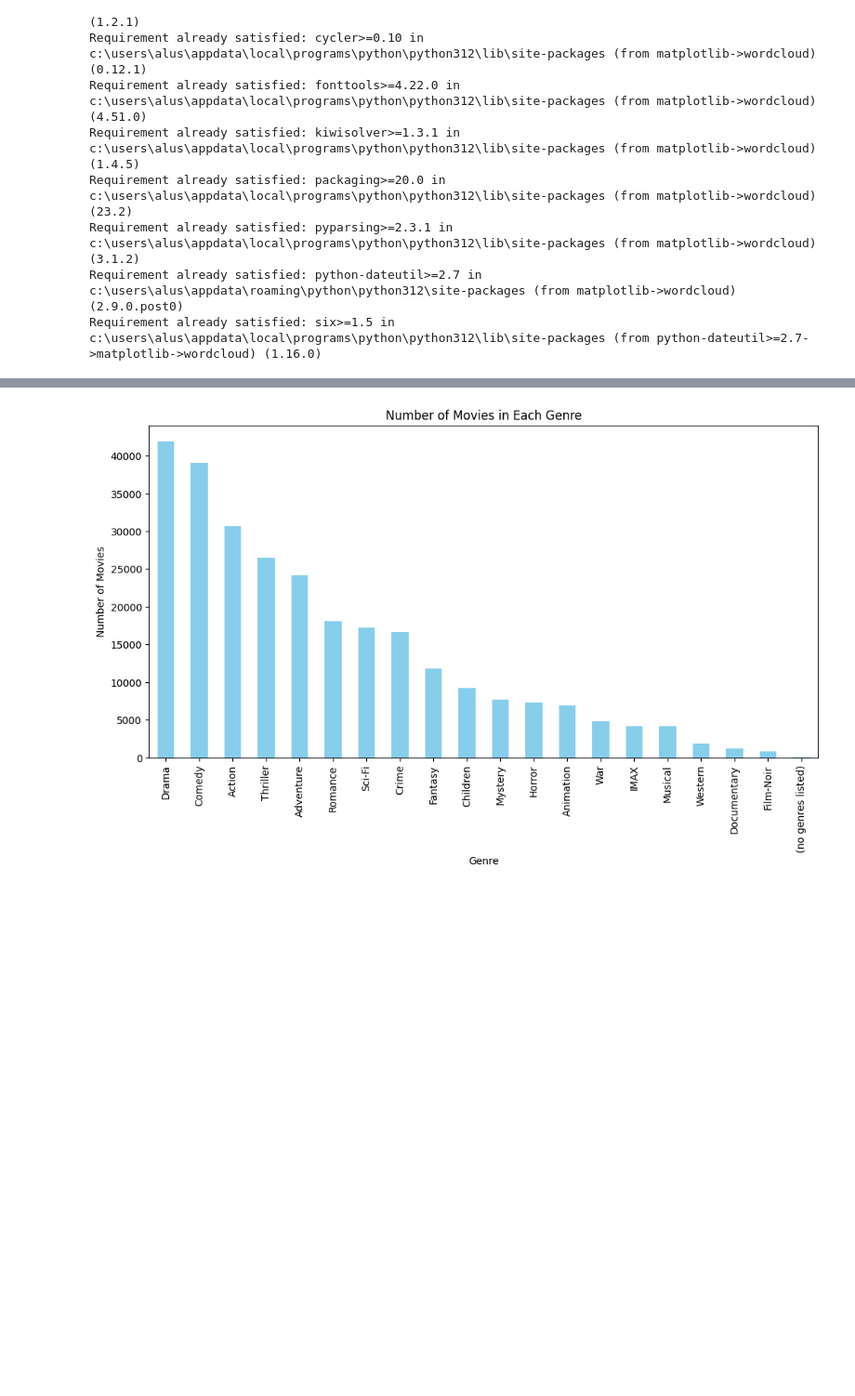
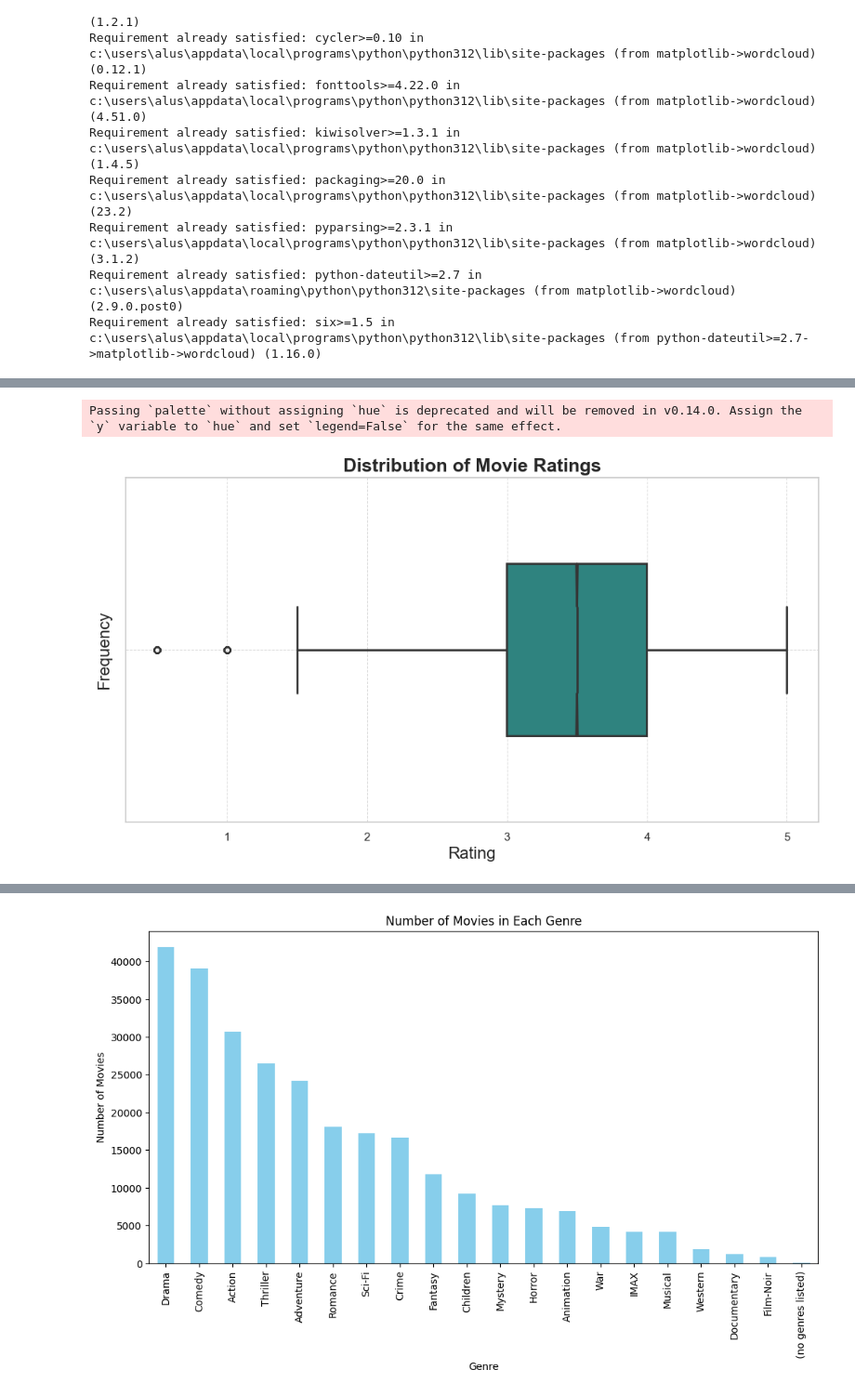
Before and after one commit to Allan-Kipkemei/Movie-Recommendation-System, a Jupyter notebook: student.ipynb, the cells around one changed output, grey strips where cells are left out. Shown at 93% size. Cells and saved outputs as stored; diff of their text form; code cells hidden in the pictures; blank space fills up the shorter version.

```diff
--- a/student.ipynb
+++ b/student.ipynb
@@ -607,0 +706,32 @@ plt.show();
+# %%
+import seaborn as sns
+import matplotlib.pyplot as plt
+
+# Set the style of the plot
+sns.set(style="whitegrid")
+
+# Create the boxplot
+plt.figure(figsize=(12, 6))
+boxplot = sns.boxplot(
+    x='rating',
+    data=df,
+    palette='viridis',  # Changed color palette for better visual appeal
+    notch=True,
+    width=0.5,
+    fliersize=6,  # Adjust size of outliers for better visibility
+    linewidth=2  # Thicker lines for better distinction
+)
+
+# Add titles and labels
+plt.title('Distribution of Movie Ratings', fontsize=18, fontweight='bold')
+plt.xlabel('Rating', fontsize=16)
+plt.ylabel('Frequency', fontsize=16)
+
+# Customizing the grid lines
+plt.grid(True, linestyle='--', linewidth=0.7, alpha=0.7)  # Dashed grid lines with reduced opacity
+
+# Show plot
+plt.show()
+# %% [output]
+Passing `palette` without assigning `hue` is deprecated and will be removed in v0.14.0. Assign the `y` variable to `hue` and set `legend=False` for the same effect.
+[figure, added]
```
Also changed, not shown: parts of 24 cells of this notebook, 5 other files.
